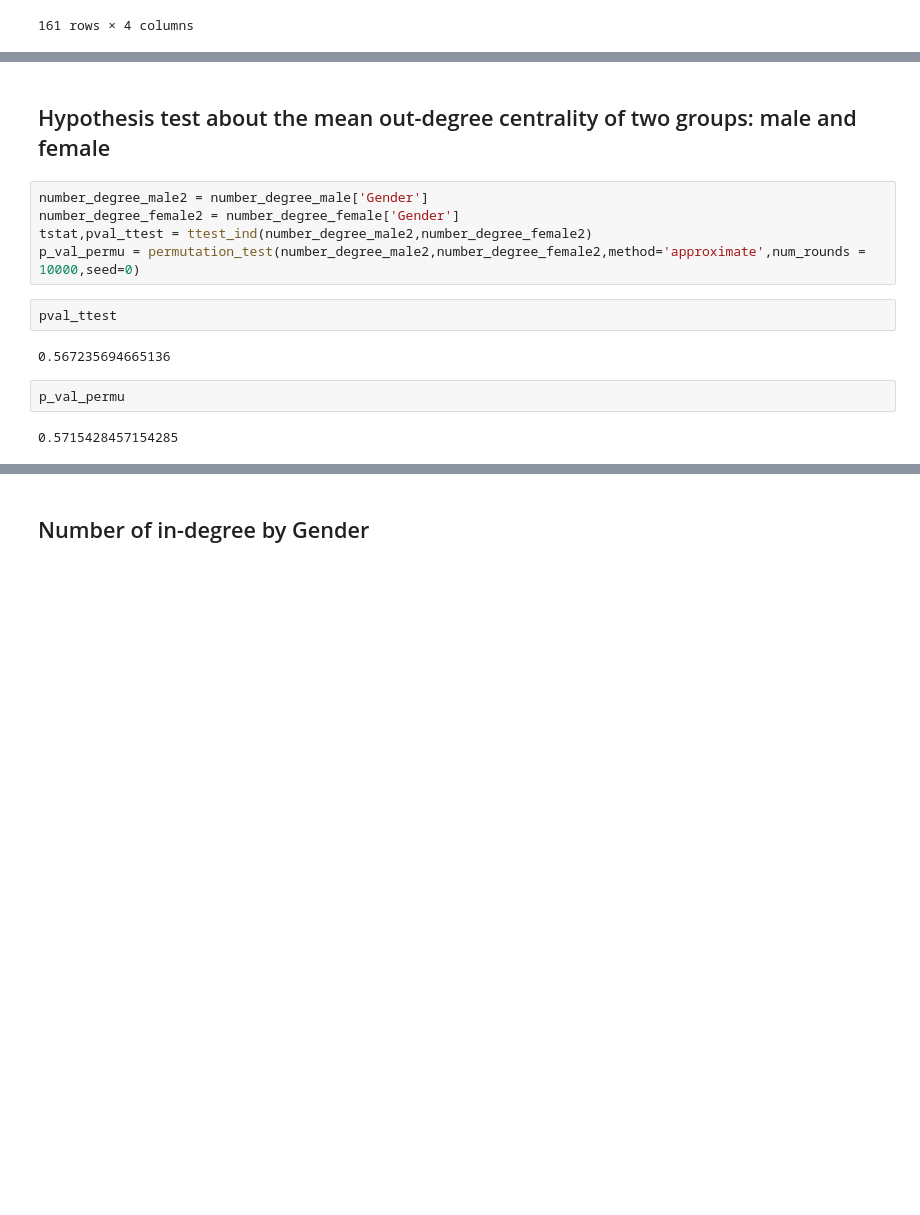
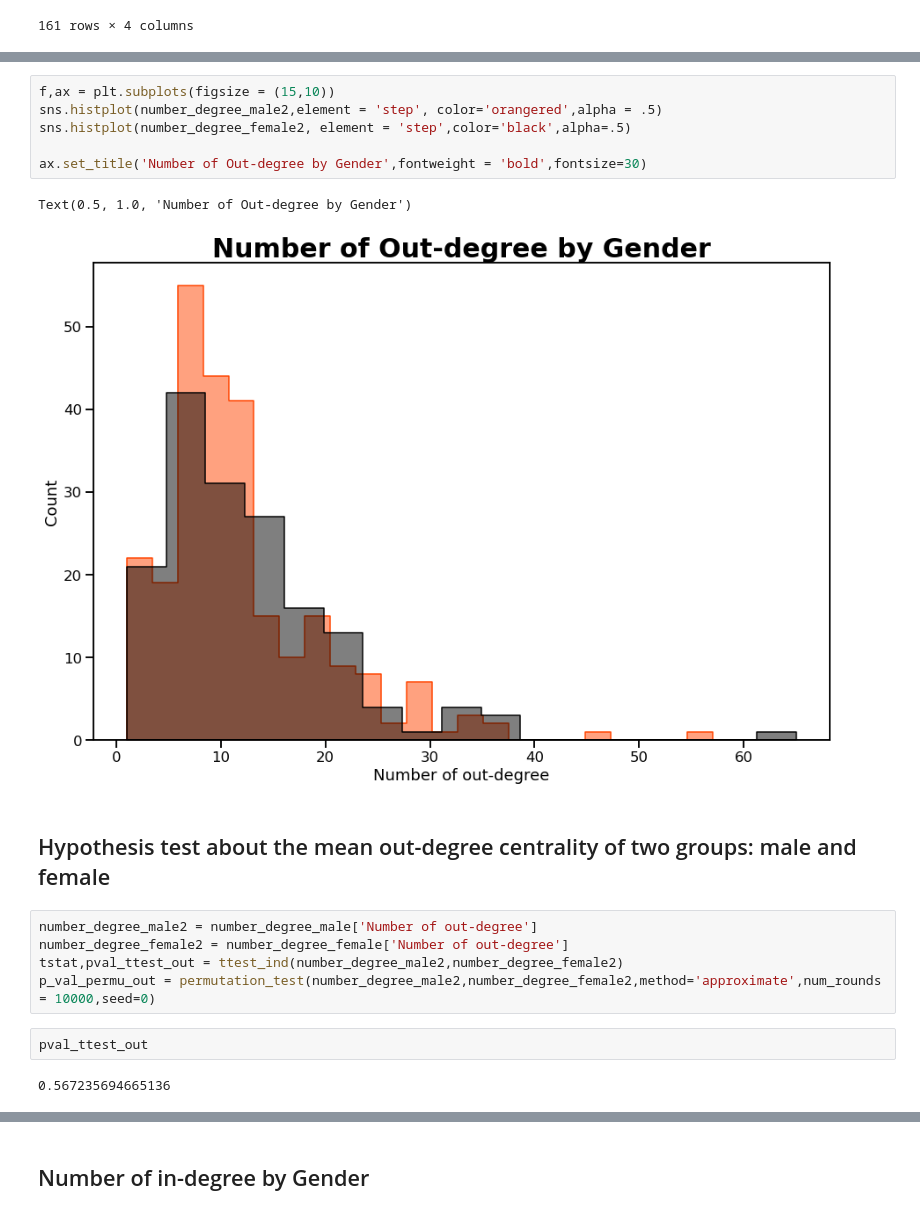
Before and after one commit to feelzoo/assortativity, a Jupyter notebook: Assortativity.ipynb, the cells around one changed output, grey strips where cells are left out. Drawn from its saved outputs; the diff is of its cells as text; blank space fills up the shorter version.

```diff
--- a/Assortativity.ipynb
+++ b/Assortativity.ipynb
@@ -291,18 +312,23 @@ number_degree_female
 | 161 | 599 | 18 |
 | 162 | 605 | 11 |
 163 rows × 2 columns
+# %%
+f,ax = plt.subplots(figsize = (15,10))
+sns.histplot(number_degree_male2,element = 'step', color='orangered',alpha = .5)
+sns.histplot(number_degree_female2, element = 'step',color='black',alpha=.5)
+
+ax.set_title('Number of Out-degree by Gender',fontweight = 'bold',fontsize=30)
+# %% [output]
+Text(0.5, 1.0, 'Number of Out-degree by Gender')
+[figure, added]
 # %% [markdown]
 ## Hypothesis test about the mean out-degree centrality of two groups: male and female
 # %%
-number_degree_male2 = number_degree_male['Gender']
-number_degree_female2 = number_degree_female['Gender']
-tstat,pval_ttest = ttest_ind(number_degree_male2,number_degree_female2)
-p_val_permu = permutation_test(number_degree_male2,number_degree_female2,method='approximate',num_rounds = 10000,seed=0)
+number_degree_male2 = number_degree_male['Number of out-degree']
+number_degree_female2 = number_degree_female['Number of out-degree']
+tstat,pval_ttest_out = ttest_ind(number_degree_male2,number_degree_female2)
+p_val_permu_out = permutation_test(number_degree_male2,number_degree_female2,method='approximate',num_rounds = 10000,seed=0)
-# %%
-pval_ttest
-# %% [output]
-0.567235694665136
-# %%
-p_val_permu
-# %% [output]
-0.5715428457154285
+# %%
+pval_ttest_out
+# %% [output]
+0.567235694665136
```
Also changed, not shown: parts of 13 cells of this notebook.
